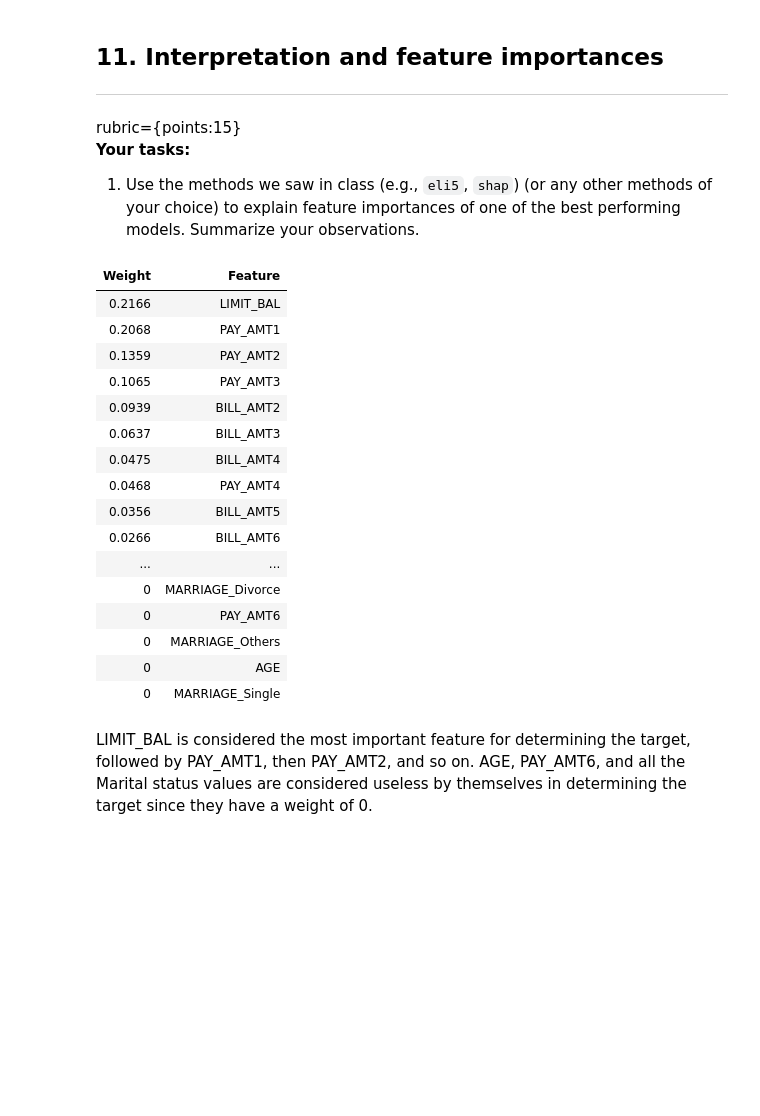
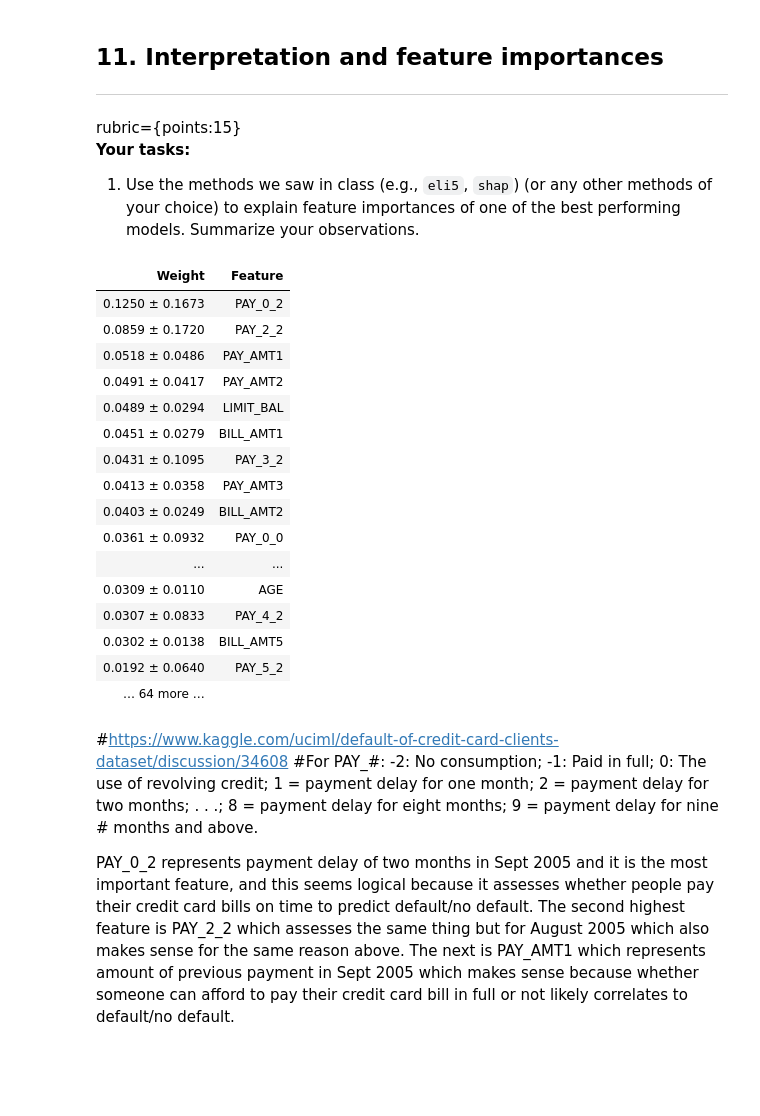
Before and after one commit to SilentM/cpsc330-2021W2, a Jupyter notebook: hw/hw6/hw6.ipynb, the cells around one changed output. Cells and saved outputs as stored; diff of their text form; code cells hidden in the pictures; blank space fills up the shorter version.

```diff
--- a/hw/hw6/hw6.ipynb
+++ b/hw/hw6/hw6.ipynb
@@ -426,8 +451,6 @@ y_test = test_df_mod["default.payment.next.month"]
 scoring = [
     "accuracy",
     "f1",
-    "recall",
-    "precision",
 ]
 
 results = {}
@@ -511,7 +515,7 @@ rubric={points:15}
 
 models = {
     "lgbm": LGBMClassifier(random_state=123, class_weight="balanced"),
-    "SVM RBF": SVC(random_state=123, class_weight="balanced"),
+    "decision tree": DecisionTreeClassifier(random_state=123, class_weight="balanced"),
     "random forest": RandomForestClassifier(random_state=123, n_jobs=-1, class_weight="balanced")
 }
 
@@ -652,0 +575,17 @@ The best hyperparameters for LGBMClassifer: n_estimators = 9 and learning_rate =
+# %%
+rftrees = np.arange(1,310,10)
+
+param_grid = {
+    "randomforestclassifier__max_depth": list(range(1,15)),
+    "randomforestclassifier__n_estimators": rftrees,
+    "randomforestclassifier__max_features": list(range(1, X_train.shape[1])),
+}
+
+
+pipe_rfc = make_pipeline(preprocessor, RandomForestClassifier(random_state=123, class_weight="balanced"))
+
+# Since randomizedsearchCV prefers scoring on 1 metric, I'll select accuracy over f1 because we have tried to address class imbalance already with random_state=123. So accuracy is more useful to test now.
+random_search = RandomizedSearchCV(pipe_rfc, param_grid, cv=2, n_jobs=-1, return_train_score=True)
+random_search.fit(X_train,y_train)
+print(random_search.best_score_)
+print(random_search.best_params_)
@@ -661,43 +603,42 @@ rubric={points:15}
 
 1. Use the methods we saw in class (e.g., `eli5`, `shap`) (or any other methods of your choice) to explain feature importances of one of the best performing models. Summarize your observations.
 # %%
-import eli5
-set_config(display="diagram")
+pipe_rfc_optimal = make_pipeline(preprocessor, RandomForestClassifier(random_state=123, class_weight="balanced", n_estimators=141, max_features=19, max_depth=12))
 
-pipe_lgbm_optimal = make_pipeline(preprocessor, LGBMClassifier(random_state=123, n_estimators=7, learning_rate=1000, class_weight="balanced"))
-
-pipe_lgbm_optimal.fit(X_train, y_train)
-
-ohe_columns = list(pipe_lgbm_optimal.named_steps["columntransformer"].named_transformers_['onehotencoder'].get_feature_names_out(ohe_categ_cols))
+pipe_rfc_optimal.fit(X_train, y_train)
 
 
-feature_names = numeric_features + ohe_columns
+ohe_categ_columns = list(pipe_rfc_optimal.named_steps["columntransformer"].named_transformers_['onehotencoder-1'].get_feature_names_out(ohe_categ_cols))
 
+feature_names = numeric_features + ordinal_features +  ohe_categ_columns + ohe_binary_cols
 
 
 eli5.explain_weights(
-    pipe_lgbm_optimal.named_steps["lgbmclassifier"], feature_names=feature_names
+    pipe_rfc_optimal.named_steps["randomforestclassifier"], feature_names=feature_names
 )
 # %% [output]
 | Weight | Feature |
-| 0.2166 | LIMIT_BAL |
-| 0.2068 | PAY_AMT1 |
-| 0.1359 | PAY_AMT2 |
-| 0.1065 | PAY_AMT3 |
-| 0.0939 | BILL_AMT2 |
-| 0.0637 | BILL_AMT3 |
-| 0.0475 | BILL_AMT4 |
-| 0.0468 | PAY_AMT4 |
-| 0.0356 | BILL_AMT5 |
-| 0.0266 | BILL_AMT6 |
+| 0.1250 ± 0.1673 | PAY_0_2 |
+| 0.0859 ± 0.1720 | PAY_2_2 |
+| 0.0518 ± 0.0486 | PAY_AMT1 |
+| 0.0491 ± 0.0417 | PAY_AMT2 |
+| 0.0489 ± 0.0294 | LIMIT_BAL |
+| 0.0451 ± 0.0279 | BILL_AMT1 |
+| 0.0431 ± 0.1095 | PAY_3_2 |
+| 0.0413 ± 0.0358 | PAY_AMT3 |
+| 0.0403 ± 0.0249 | BILL_AMT2 |
+| 0.0361 ± 0.0932 | PAY_0_0 |
 | ... | ... |
-| 0 | MARRIAGE_Divorce |
-| 0 | PAY_AMT6 |
-| 0 | MARRIAGE_Others |
-| 0 | AGE |
-| 0 | MARRIAGE_Single |
+| 0.0309 ± 0.0110 | AGE |
+| 0.0307 ± 0.0833 | PAY_4_2 |
+| 0.0302 ± 0.0138 | BILL_AMT5 |
+| 0.0192 ± 0.0640 | PAY_5_2 |
+| … 64 more … |  |
-# %% [markdown]
-LIMIT_BAL is considered the most important feature for determining the target, followed by PAY_AMT1, then PAY_AMT2, and so on. AGE, PAY_AMT6, and all the Marital status values are considered useless by themselves in determining the target since they have a weight of 0.
+# %% [markdown]
+#https://www.kaggle.com/uciml/default-of-credit-card-clients-dataset/discussion/34608
+#For PAY_#: -2: No consumption; -1: Paid in full; 0: The use of revolving credit; 1 = payment delay for one month; 2 = payment delay for two months; . . .; 8 = payment delay for eight months; 9 = payment delay for nine # months and above.
+
+PAY_0_2 represents payment delay of two months in Sept 2005 and it is the most important feature, and this seems logical because it assesses whether people pay their credit card bills on time to predict default/no default. The second highest feature is PAY_2_2 which assesses the same thing but for August 2005 which also makes sense for the same reason above. The next is PAY_AMT1 which represents amount of previous payment in Sept 2005 which makes sense because whether someone can afford to pay their credit card bill in full or not likely correlates to default/no default.
 # %% [markdown]
 <br><br>
 # %% [markdown]
```
Also changed, not shown: parts of 26 cells of this notebook.
